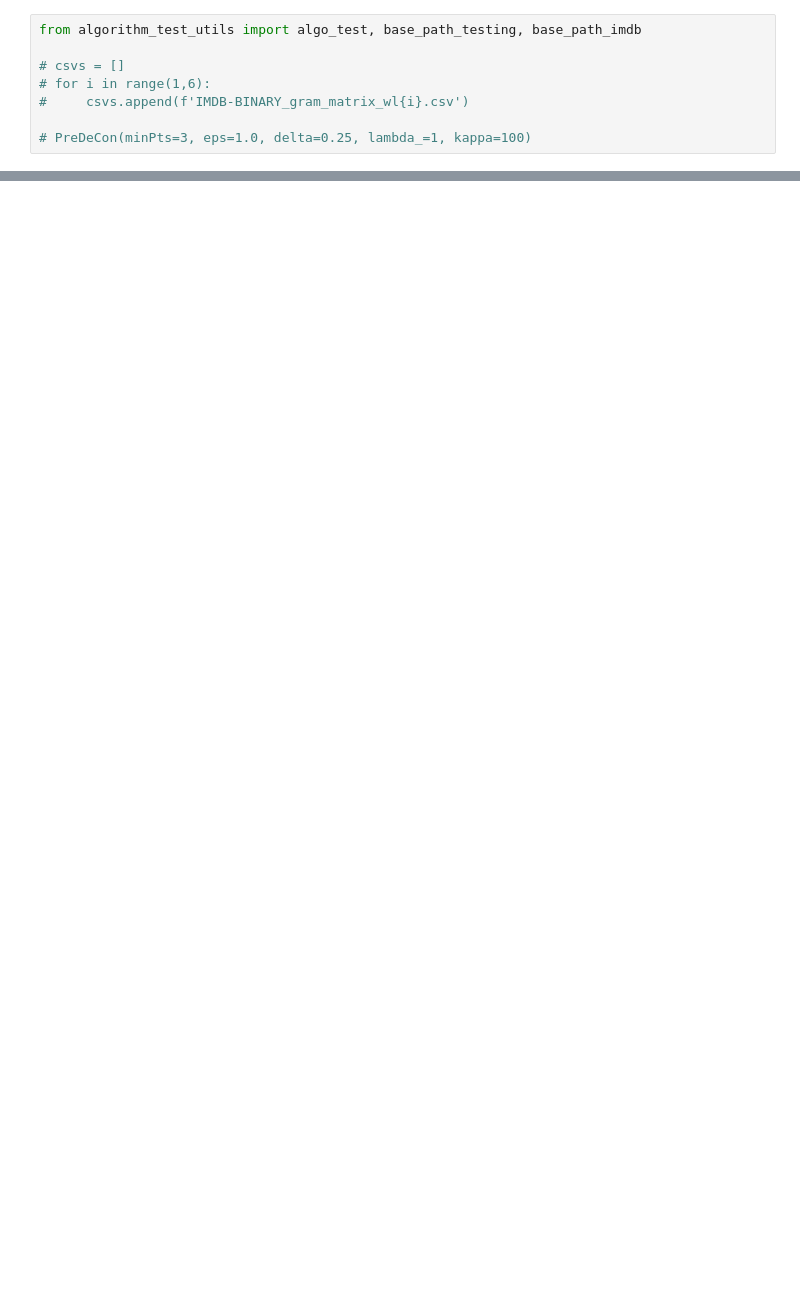
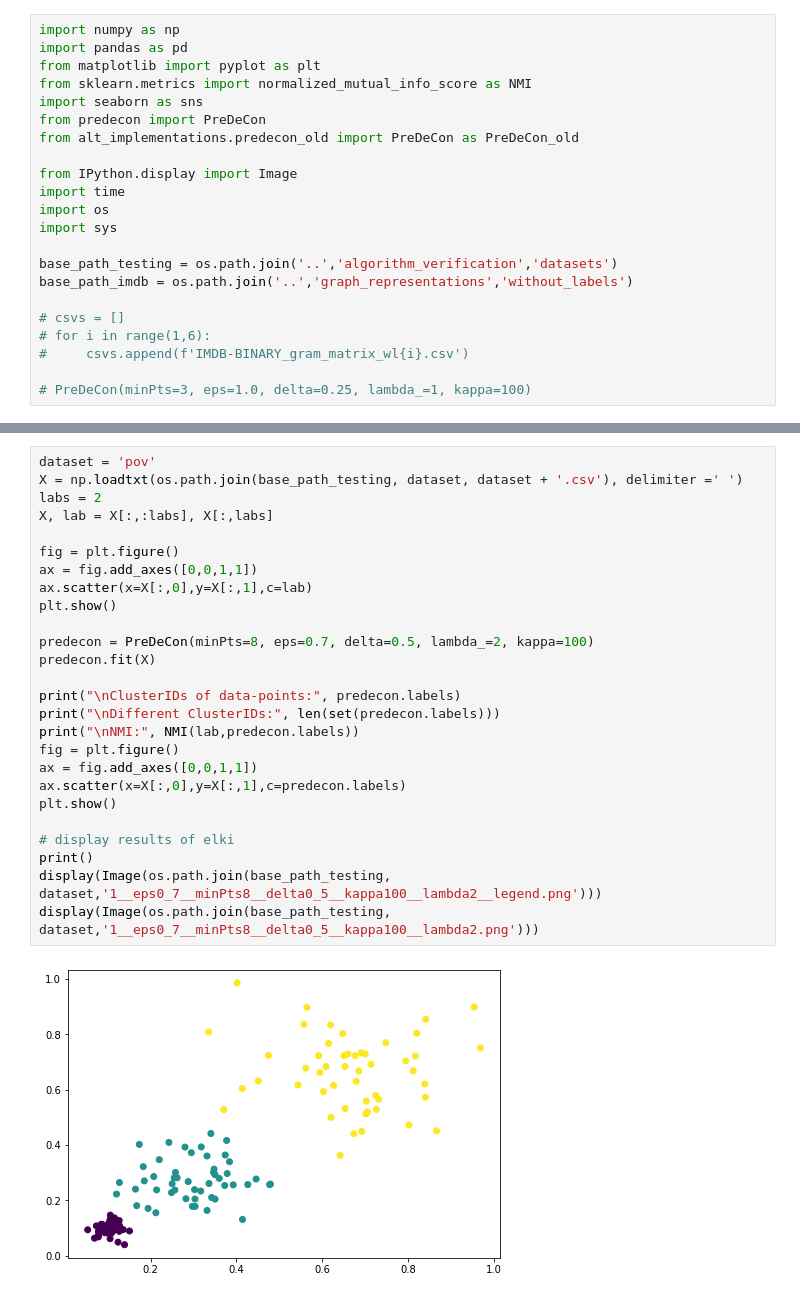
Before and after one commit to Niklas123456789/DM, a Jupyter notebook: src/Algorithm_Testing.ipynb, the cells around one changed output, grey strips where cells are left out. Drawn from its saved outputs; the diff is of its cells as text; blank space fills up the shorter version.

Commit message:
Exercise 2 dataset updated to new API

```diff
--- a/src/Algorithm_Testing.ipynb
+++ b/src/Algorithm_Testing.ipynb
@@ -1,5 +1,19 @@
 # %%
-from algorithm_test_utils import algo_test, base_path_testing, base_path_imdb
+import numpy as np
+import pandas as pd
+from matplotlib import pyplot as plt
+from sklearn.metrics import normalized_mutual_info_score as NMI
+import seaborn as sns
+from predecon import PreDeCon
+from alt_implementations.predecon_old import PreDeCon as PreDeCon_old
+
+from IPython.display import Image
+import time
+import os
+import sys
+
+base_path_testing = os.path.join('..','algorithm_verification','datasets')
+base_path_imdb = os.path.join('..','graph_representations','without_labels')
 
 # csvs = []
 # for i in range(1,6):
@@ -26,0 +90,28 @@ algo_test(dataset='ex2', labelcolumn=2, minPts=3, eps=1.0, delta=0.25, lambda_=1
+# %%
+dataset = 'pov'
+X = np.loadtxt(os.path.join(base_path_testing, dataset, dataset + '.csv'), delimiter =' ')
+labs = 2
+X, lab = X[:,:labs], X[:,labs]
+
+fig = plt.figure()
+ax = fig.add_axes([0,0,1,1])
+ax.scatter(x=X[:,0],y=X[:,1],c=lab)
+plt.show()
+
+predecon = PreDeCon(minPts=8, eps=0.7, delta=0.5, lambda_=2, kappa=100)
+predecon.fit(X)
+
+print("\nClusterIDs of data-points:", predecon.labels)
+print("\nDifferent ClusterIDs:", len(set(predecon.labels)))
+print("\nNMI:", NMI(lab,predecon.labels))
+fig = plt.figure()
+ax = fig.add_axes([0,0,1,1])
+ax.scatter(x=X[:,0],y=X[:,1],c=predecon.labels)
+plt.show()
+
+# display results of elki
+print()
+display(Image(os.path.join(base_path_testing, dataset,'1__eps0_7__minPts8__delta0_5__kappa100__lambda2__legend.png')))
+display(Image(os.path.join(base_path_testing, dataset,'1__eps0_7__minPts8__delta0_5__kappa100__lambda2.png')))
+# %% [output]
+[figure, added]
```
Also changed, not shown: parts of 11 cells of this notebook.
